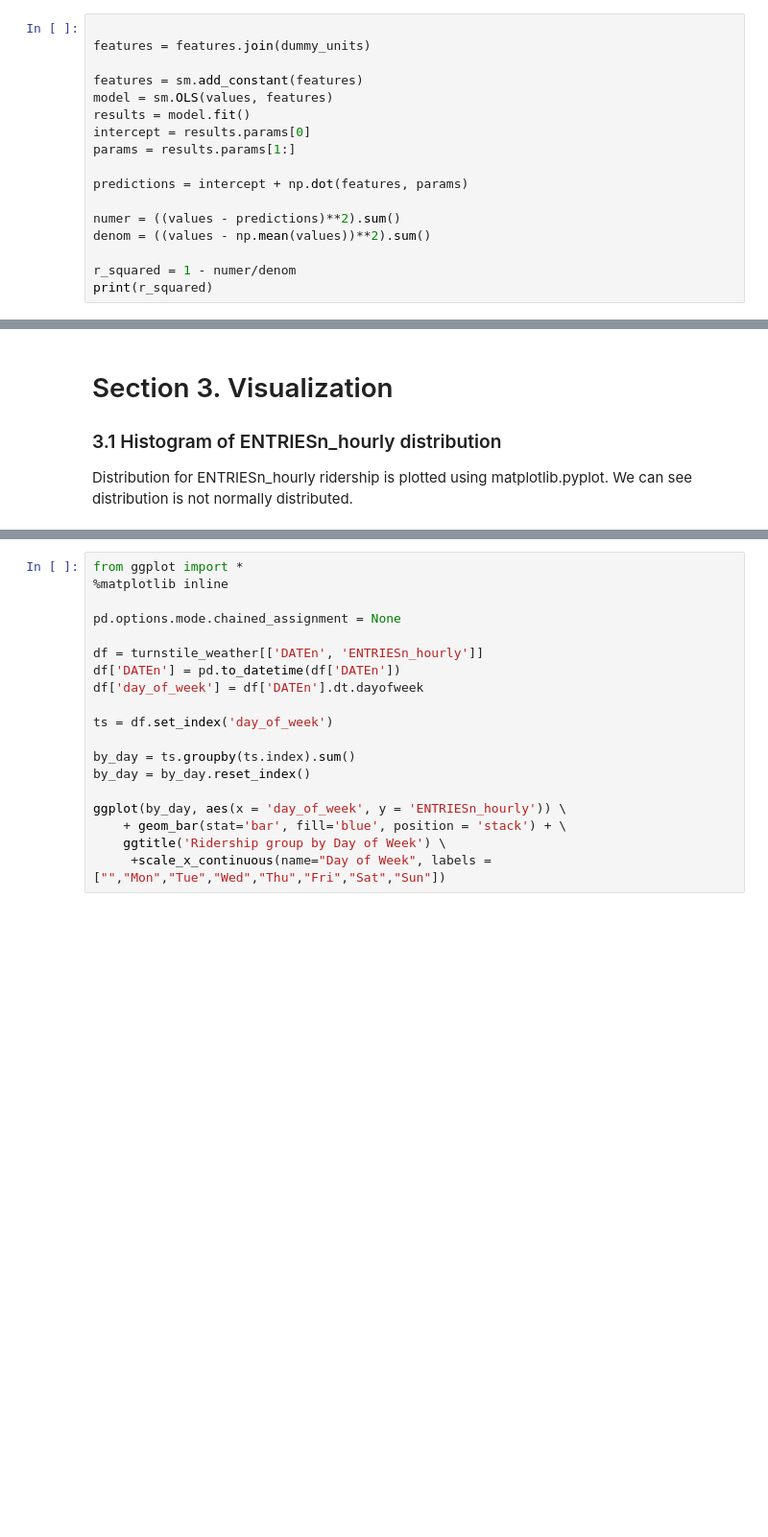
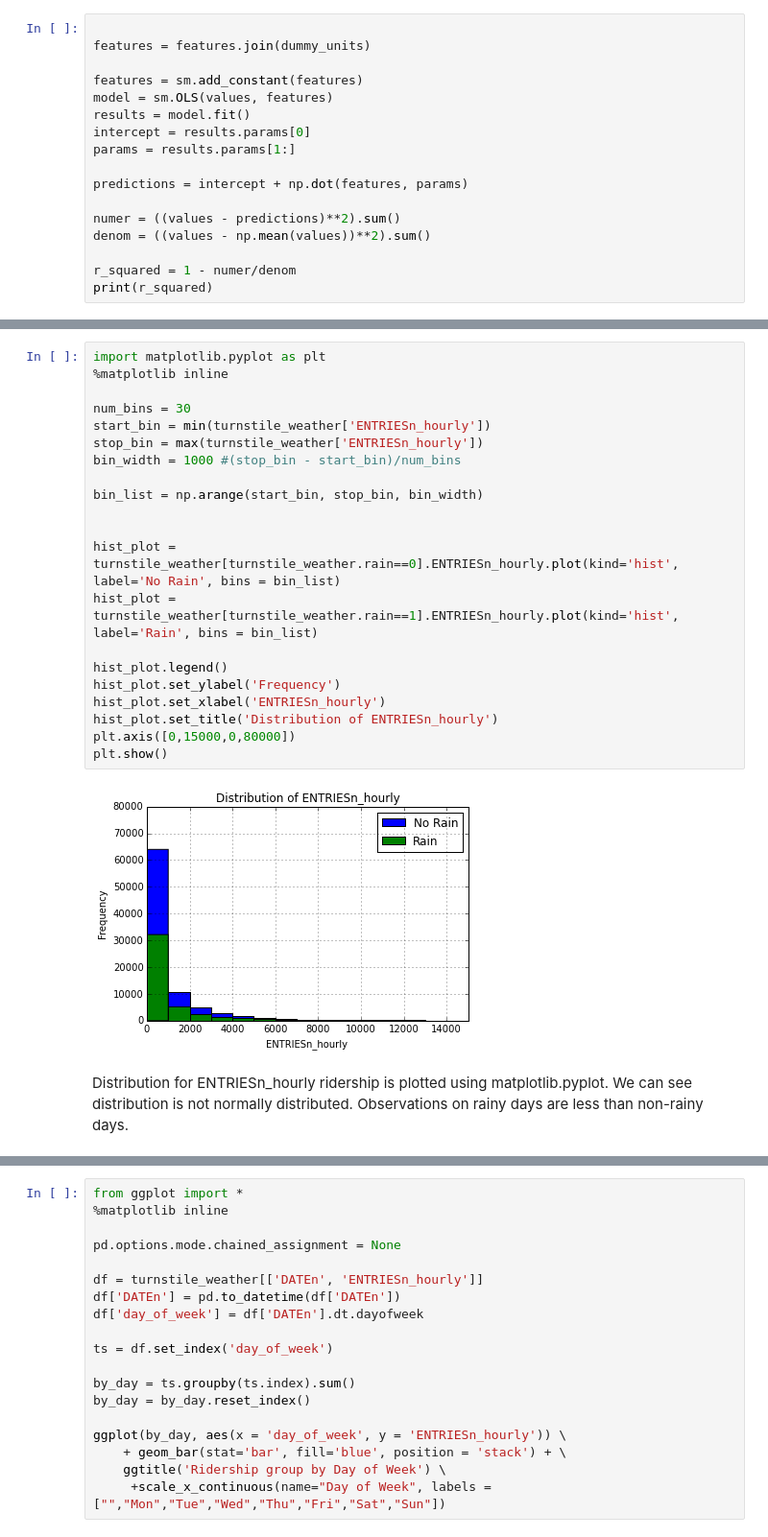
Before and after one commit to datahacks/Intro_to_Data_Science, a Jupyter notebook: Analyzing the NYC Subway Dataset.ipynb, the cells around one changed output, grey strips where cells are left out. Shown at 96% size. Drawn from its saved outputs; the diff is of its cells as text; blank space fills up the shorter version.

```diff
--- a/Analyzing the NYC Subway Dataset.ipynb
+++ b/Analyzing the NYC Subway Dataset.ipynb
@@ -177,6 +193,25 @@ Our R^2 value is little lower side. Due to categorical nature of data Linear mod
+# %%
+import matplotlib.pyplot as plt
+%matplotlib inline
+
+num_bins = 30
+start_bin = min(turnstile_weather['ENTRIESn_hourly'])
+stop_bin = max(turnstile_weather['ENTRIESn_hourly'])
+bin_width = 1000 #(stop_bin - start_bin)/num_bins
+
+bin_list = np.arange(start_bin, stop_bin, bin_width)
+
+
+hist_plot = turnstile_weather[turnstile_weather.rain==0].ENTRIESn_hourly.plot(kind='hist', label='No Rain', bins = bin_list)
+hist_plot = turnstile_weather[turnstile_weather.rain==1].ENTRIESn_hourly.plot(kind='hist', label='Rain', bins = bin_list)
+
+hist_plot.legend()
+hist_plot.set_ylabel('Frequency')
+hist_plot.set_xlabel('ENTRIESn_hourly')
+hist_plot.set_title('Distribution of ENTRIESn_hourly')
+plt.axis([0,15000,0,80000])
+plt.show()
+# %% [output]
+[figure, added]
 # %% [markdown]
-# Section 3. Visualization
-
- ### 3.1 Histogram of ENTRIESn_hourly distribution
- Distribution for ENTRIESn_hourly ridership is plotted using matplotlib.pyplot.
- We can see distribution is not normally distributed.
+Distribution for ENTRIESn_hourly ridership is plotted using matplotlib.pyplot. We can see distribution is not normally distributed. Observations on rainy days are less than non-rainy days.
```
Also changed, not shown: parts of 12 cells of this notebook, 2 other files.
